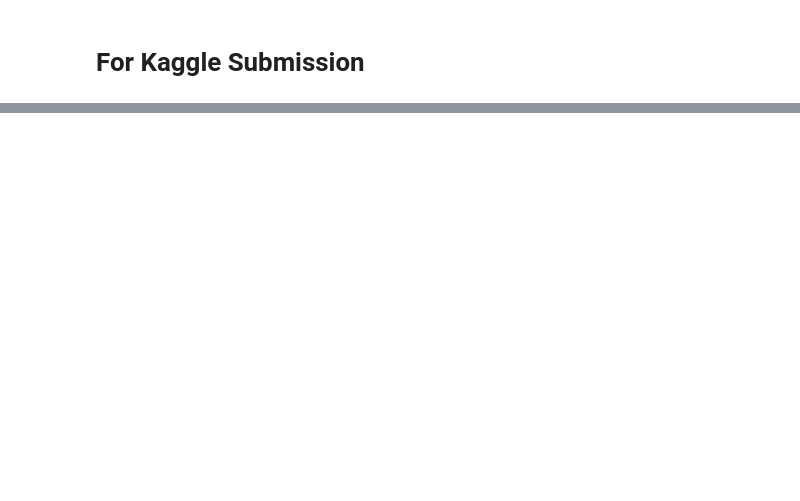
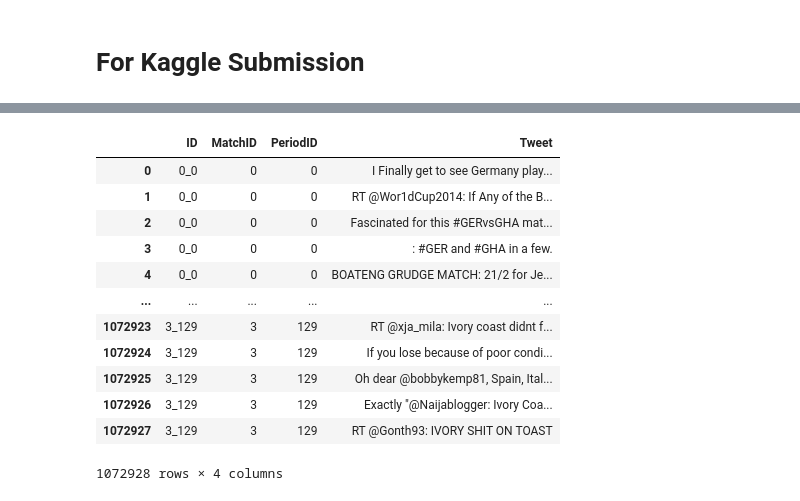
Before and after one commit to vmic2002/DeepLearningChallengeCSC_51054_EP, a Jupyter notebook: Group_challenge_weight_watchers.ipynb, the cells around one changed output, grey strips where cells are left out. Saved outputs shown, nothing was run; the diff lists cells and outputs as text; code cells hidden in the pictures; blank space fills up the shorter version.

```diff
--- a/Group_challenge_weight_watchers.ipynb
+++ b/Group_challenge_weight_watchers.ipynb
@@ -575,0 +685,16 @@ y_tensor = torch.tensor(y_tensor, dtype=torch.float32)
+# %%
+df_eval
+# %% [output]
+|  | ID | MatchID | PeriodID | Tweet |
+| 0 | 0_0 | 0 | 0 | I Finally get to see Germany play... |
+| 1 | 0_0 | 0 | 0 | RT @Wor1dCup2014: If Any of the B... |
+| 2 | 0_0 | 0 | 0 | Fascinated for this #GERvsGHA mat... |
+| 3 | 0_0 | 0 | 0 | : #GER and #GHA in a few. |
+| 4 | 0_0 | 0 | 0 | BOATENG GRUDGE MATCH: 21/2 for Je... |
+| ... | ... | ... | ... | ... |
+| 1072923 | 3_129 | 3 | 129 | RT @xja_mila: Ivory coast didnt f... |
+| 1072924 | 3_129 | 3 | 129 | If you lose because of poor condi... |
+| 1072925 | 3_129 | 3 | 129 | Oh dear @bobbykemp81, Spain, Ital... |
+| 1072926 | 3_129 | 3 | 129 | Exactly "@Naijablogger: Ivory Coa... |
+| 1072927 | 3_129 | 3 | 129 | RT @Gonth93: IVORY SHIT ON TOAST |
+1072928 rows × 4 columns
```
Also changed, not shown: parts of 25 cells of this notebook.
